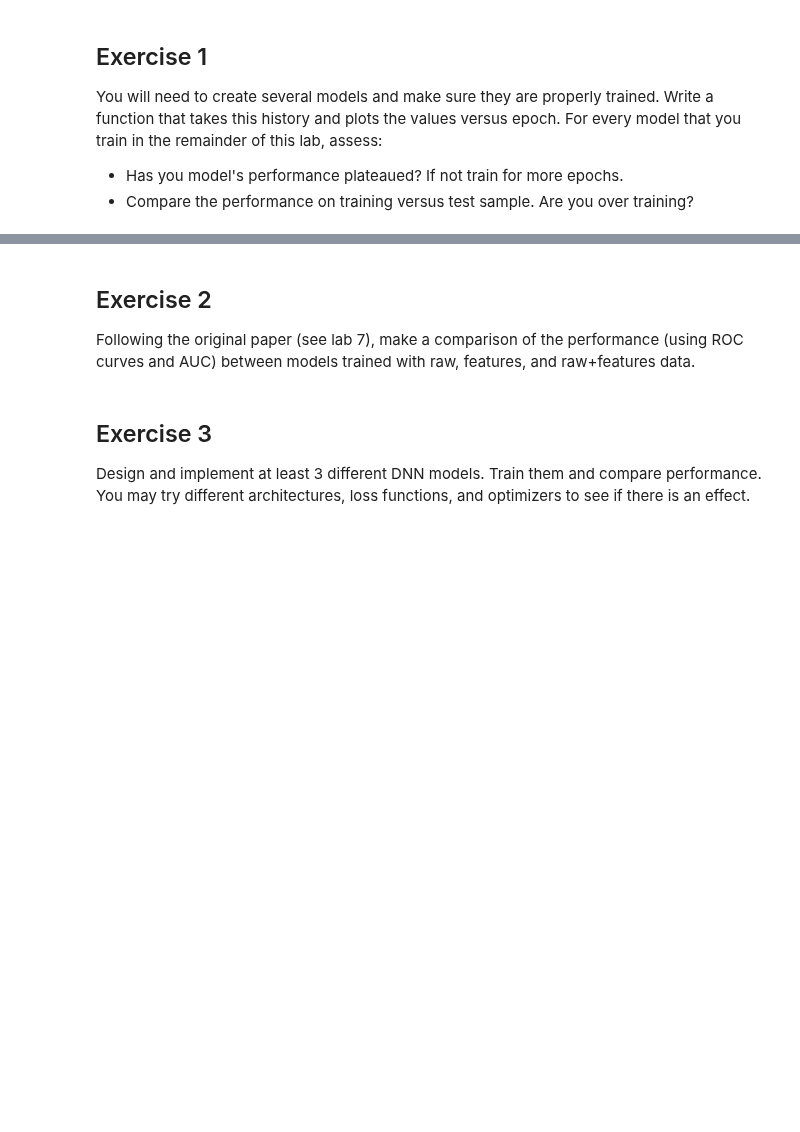
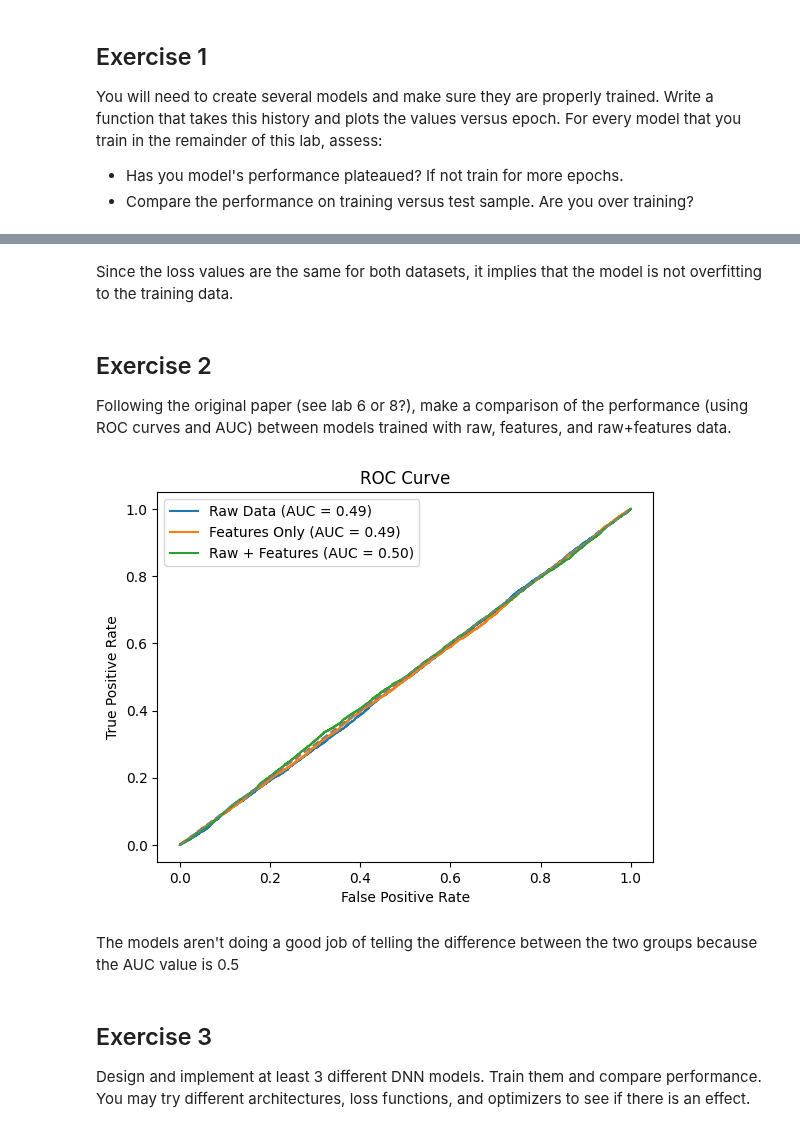
Before and after one commit to UTA-DataScience/DATA3402.Fall.2024, a Jupyter notebook: Labs/Lab.9/Lab.9.ipynb, the cells around one changed output, grey strips where cells are left out. Drawn from its saved outputs; the diff is of its cells as text; code cells hidden in the pictures; blank space fills up the shorter version.

```diff
--- a/Labs/Lab.9/Lab.9.ipynb
+++ b/Labs/Lab.9/Lab.9.ipynb
@@ -10,7 +26,7 @@ import numpy as np
 import matplotlib.pyplot as plt
 %matplotlib inline
 
-filename="../Lab.7/SUSY.csv"
+filename="/content/SUSY.csv"
 VarNames=["signal", "l_1_pT", "l_1_eta","l_1_phi", "l_2_pT", "l_2_eta", "l_2_phi", "MET", "MET_phi", "MET_rel", "axial_MET", "M_R", "M_TR_2", "R", "MT2", "S_R", "M_Delta_R", "dPhi_r_b", "cos_theta_r1"]
 RawNames=["l_1_pT", "l_1_eta","l_1_phi", "l_2_pT", "l_2_eta", "l_2_phi","MET", "MET_phi", "MET_rel", "axial_MET"]
 FeatureNames=["M_R", "M_TR_2", "R", "MT2", "S_R", "M_Delta_R", "dPhi_r_b", "cos_theta_r1"]
@@ -42,7 +123,38 @@ You will need to create several models and make sure they are properly trained.
+# %% [markdown]
+Since the loss values are the same for both datasets, it implies that the model is not overfitting to the training data.
 # %% [markdown]
 ## Exercise 2
 
-Following the original paper (see lab 7), make a comparison of the performance (using ROC curves and AUC) between models trained with raw, features, and raw+features data.
+Following the original paper (see lab 6 or 8?), make a comparison of the performance (using ROC curves and AUC) between models trained with raw, features, and raw+features data.
+# %%
+# Split data into features and target
+X = df[["l_1_pT", "l_1_eta", "l_1_phi", "l_2_pT", "l_2_eta", "l_2_phi", "MET", "MET_phi", "MET_rel", "axial_MET", "M_R", "M_TR_2", "R", "MT2", "S_R", "M_Delta_R", "dPhi_r_b", "cos_theta_r1"]]
+y = df["signal"]
+
+# Split the data into training and test sets
+X_train, X_test, y_train, y_test = train_test_split(X, y, test_size=0.2, random_state=42)
+
+# Generate dummy predictions for demonstration
+raw_preds, features_preds, combined_preds = np.random.rand(len(y_test)), np.random.rand(len(y_test)), np.random.rand(len(y_test))
+
+# Compute AUC for each model
+auc_raw, auc_features, auc_combined = roc_auc_score(y_test, raw_preds), roc_auc_score(y_test, features_preds), roc_auc_score(y_test, combined_preds)
+
+# Plot ROC curves
+for preds, label in zip([raw_preds, features_preds, combined_preds], ['Raw Data', 'Features Only', 'Raw + Features']):
+    fpr, tpr, _ = roc_curve(y_test, preds)
+    plt.plot(fpr, tpr, label=f'{label} (AUC = {roc_auc_score(y_test, preds):.2f})')
+
+plt.plot([0, 1], [0, 1], linestyle='--', color='gray')
+plt.xlabel('False Positive Rate')
+plt.ylabel('True Positive Rate')
+plt.title('ROC Curve')
+plt.legend()
+plt.show()
+# %% [output]
+[figure, added]
+# %% [markdown]
+The models aren't doing a good job of telling the difference between the two groups because the AUC value is 0.5
 # %% [markdown]
 ## Exercise 3
 
```
Also changed, not shown: parts of 11 cells of this notebook.
